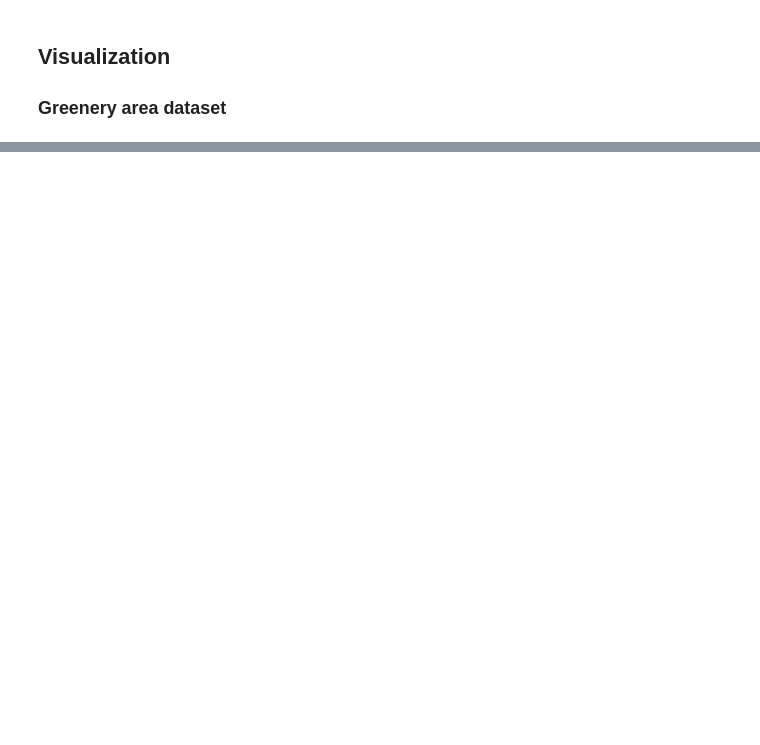
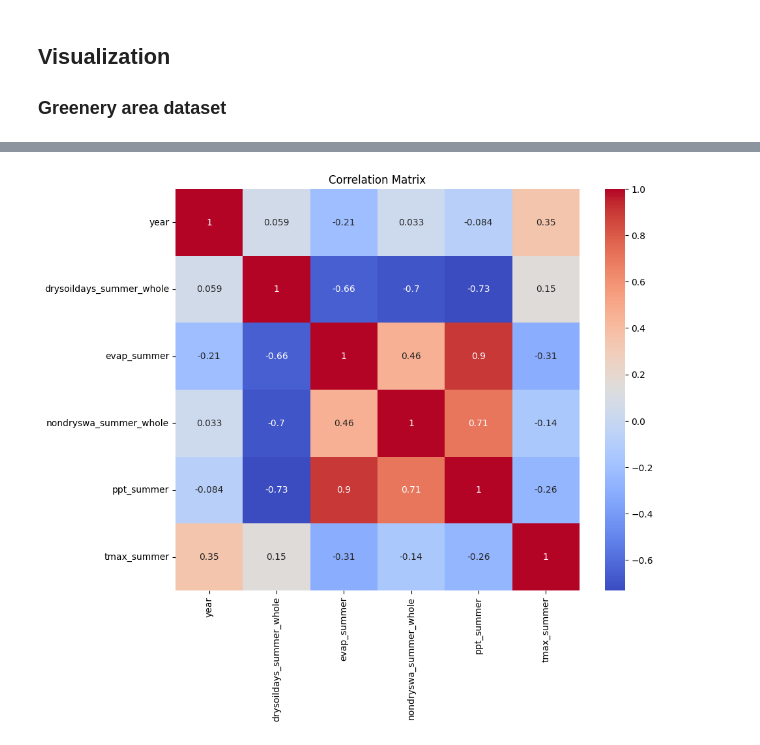
Before and after one commit to hannah-hana-kim/DSAN-Scholarship, a Jupyter notebook: data_cleaning_and_viz.ipynb, the cells around one changed output, grey strips where cells are left out. Cells and saved outputs as stored; diff of their text form; code cells hidden in the pictures; blank space fills up the shorter version.

```diff
--- a/data_cleaning_and_viz.ipynb
+++ b/data_cleaning_and_viz.ipynb
@@ -140,0 +350,15 @@ mymap
+# %%
+# load the data
+summer = pd.read_csv('./data/cleaned_data/summer_data.csv')
+
+# further data processing
+summer_copy = summer.copy()
+summer_copy = summer.drop(['long', 'lat', 'rcp'], axis=1)
+
+summer_copy = summer_copy.groupby(['year']).mean().reset_index()
+
+# convert the year column to string type
+summer_copy['year'] = summer_copy['year'].astype('str')
+
+summer_copy.to_csv('./data/cleaned_data/summer_data_2.csv', index=True)
+summer_copy.head()
@@ -140,0 +373,8 @@ mymap
+# %%
+# plot a correlation matrix
+plt.figure(figsize=(10, 8))
+sns.heatmap(summer_copy.corr(), annot=True, cmap='coolwarm')
+plt.title('Correlation Matrix')
+plt.show()
+# %% [output]
+[figure, added]
```
Also changed, not shown: parts of 37 cells of this notebook, 4 other files.
